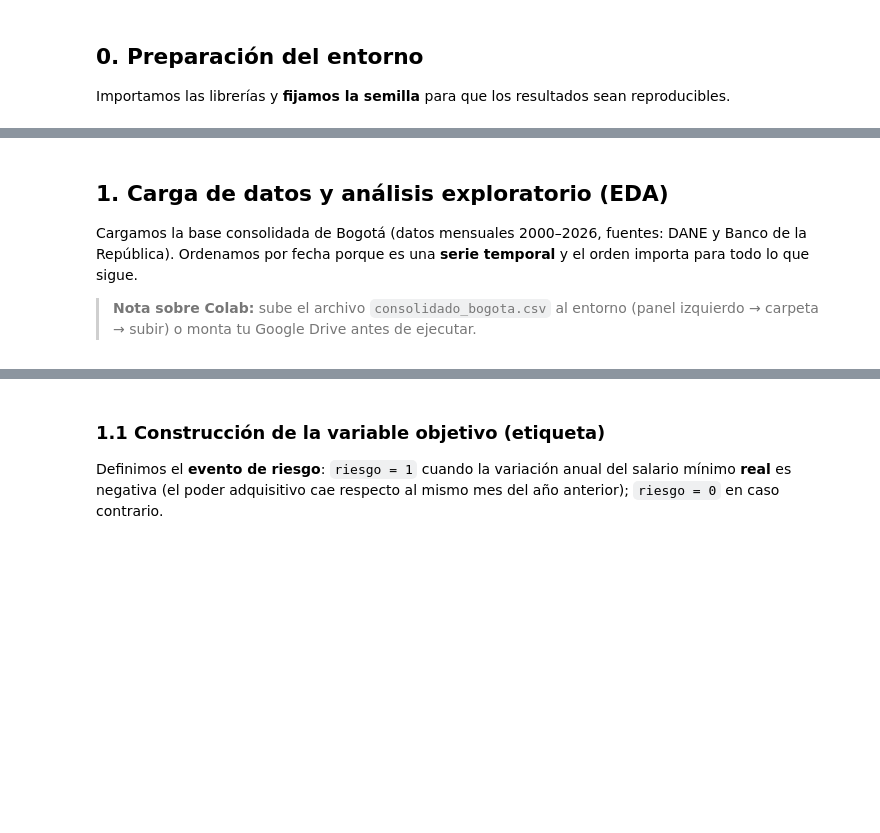
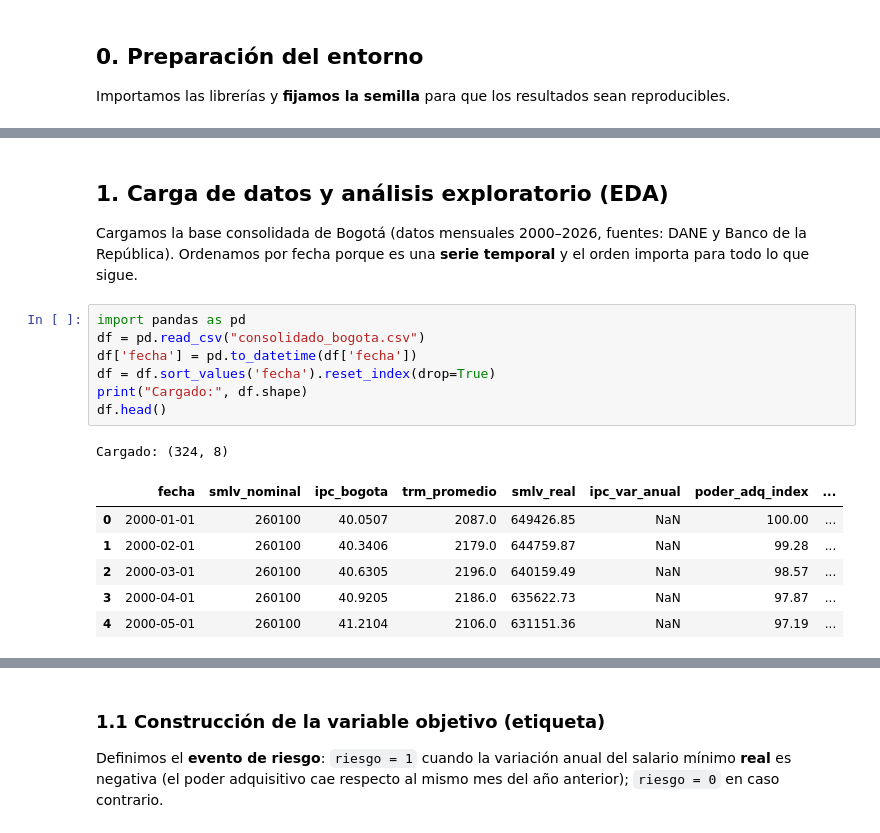
Before and after one commit to TefyPao/Ruiz_Alarc-n_Centinela_Fase1, a Jupyter notebook: Notebook_Centinela_Fase1.ipynb, the cells around one changed output, grey strips where cells are left out. Cells and saved outputs as stored; diff of their text form; blank space fills up the shorter version.

```diff
--- a/Notebook_Centinela_Fase1.ipynb
+++ b/Notebook_Centinela_Fase1.ipynb
@@ -45,7 +51,19 @@ print("PyTorch:", torch.__version__)
 Cargamos la base consolidada de Bogotá (datos mensuales 2000–2026, fuentes: DANE y
 Banco de la República). Ordenamos por fecha porque es una **serie temporal** y el
 orden importa para todo lo que sigue.
-
-> **Nota sobre Colab:** sube el archivo `consolidado_bogota.csv` al entorno
-> (panel izquierdo → carpeta → subir) o monta tu Google Drive antes de ejecutar.
+# %%
+import pandas as pd
+df = pd.read_csv("consolidado_bogota.csv")
+df['fecha'] = pd.to_datetime(df['fecha'])
+df = df.sort_values('fecha').reset_index(drop=True)
+print("Cargado:", df.shape)
+df.head()
+# %% [output]
+Cargado: (324, 8)
+|  | fecha | smlv_nominal | ipc_bogota | trm_promedio | smlv_real | ipc_var_anual | poder_adq_index | ... |
+| 0 | 2000-01-01 | 260100 | 40.0507 | 2087.0 | 649426.85 | NaN | 100.00 | ... |
+| 1 | 2000-02-01 | 260100 | 40.3406 | 2179.0 | 644759.87 | NaN | 99.28 | ... |
+| 2 | 2000-03-01 | 260100 | 40.6305 | 2196.0 | 640159.49 | NaN | 98.57 | ... |
+| 3 | 2000-04-01 | 260100 | 40.9205 | 2186.0 | 635622.73 | NaN | 97.87 | ... |
+| 4 | 2000-05-01 | 260100 | 41.2104 | 2106.0 | 631151.36 | NaN | 97.19 | ... |
 # %%
```
Also changed, not shown: parts of 25 cells of this notebook.
